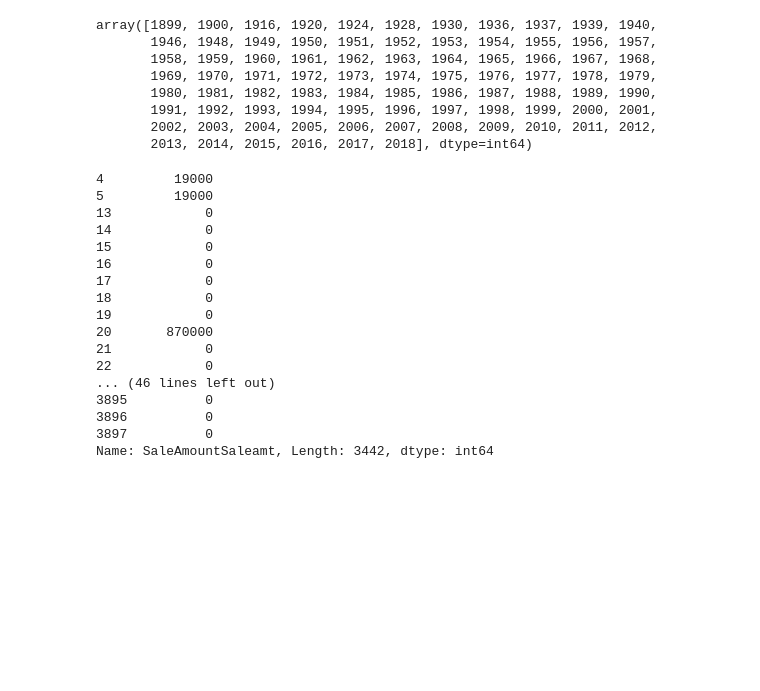
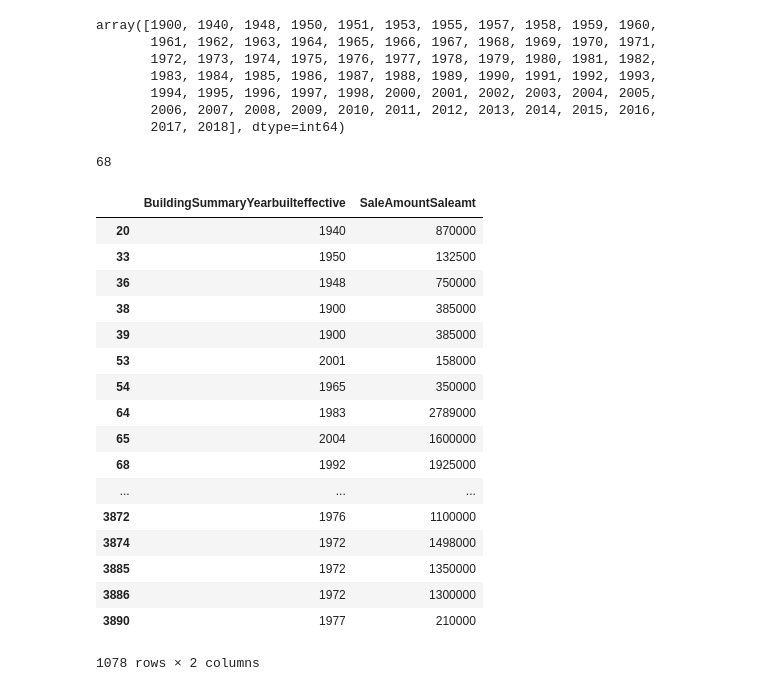
Before and after one commit to MelissaDjohan/Real-Estate-Data-Analysis, a Jupyter notebook: pyconstruction.ipynb, the cells around one changed output. Drawn from its saved outputs; the diff is of its cells as text; code cells hidden in the pictures; blank space fills up the shorter version.

Commit message:
outliers cleaned up

```diff
--- a/pyconstruction.ipynb
+++ b/pyconstruction.ipynb
@@ -81,32 +58,36 @@ cupertino_data_cleaned_df
 # %%
 x_axis = np.sort(cupertino_data_cleaned_df['BuildingSummaryYearbuilteffective'].unique())
+x_axis
 # %% [output]
-array([1899, 1900, 1916, 1920, 1924, 1928, 1930, 1936, 1937, 1939, 1940,
-       1946, 1948, 1949, 1950, 1951, 1952, 1953, 1954, 1955, 1956, 1957,
-       1958, 1959, 1960, 1961, 1962, 1963, 1964, 1965, 1966, 1967, 1968,
-       1969, 1970, 1971, 1972, 1973, 1974, 1975, 1976, 1977, 1978, 1979,
-       1980, 1981, 1982, 1983, 1984, 1985, 1986, 1987, 1988, 1989, 1990,
-       1991, 1992, 1993, 1994, 1995, 1996, 1997, 1998, 1999, 2000, 2001,
-       2002, 2003, 2004, 2005, 2006, 2007, 2008, 2009, 2010, 2011, 2012,
-       2013, 2014, 2015, 2016, 2017, 2018], dtype=int64)
+array([1900, 1940, 1948, 1950, 1951, 1953, 1955, 1957, 1958, 1959, 1960,
+       1961, 1962, 1963, 1964, 1965, 1966, 1967, 1968, 1969, 1970, 1971,
+       1972, 1973, 1974, 1975, 1976, 1977, 1978, 1979, 1980, 1981, 1982,
+       1983, 1984, 1985, 1986, 1987, 1988, 1989, 1990, 1991, 1992, 1993,
+       1994, 1995, 1996, 1997, 1998, 2000, 2001, 2002, 2003, 2004, 2005,
+       2006, 2007, 2008, 2009, 2010, 2011, 2012, 2013, 2014, 2015, 2016,
+       2017, 2018], dtype=int64)
+# %%
+len(x_axis)
+# %% [output]
+68
 # %%
-data = cupertino_data_cleaned_df['SaleAmountSaleamt']
-data
+data = cupertino_data_cleaned_df[['BuildingSummaryYearbuilteffective','SaleAmountSaleamt']]
 # %% [output]
+|  | BuildingSummaryYearbuilteffective | SaleAmountSaleamt |
+| 20 | 1940 | 870000 |
+| 33 | 1950 | 132500 |
+| 36 | 1948 | 750000 |
+| 38 | 1900 | 385000 |
+| 39 | 1900 | 385000 |
+| 53 | 2001 | 158000 |
+| 54 | 1965 | 350000 |
+| 64 | 1983 | 2789000 |
+| 65 | 2004 | 1600000 |
+| 68 | 1992 | 1925000 |
+| ... | ... | ... |
+| 3872 | 1976 | 1100000 |
+| 3874 | 1972 | 1498000 |
+| 3885 | 1972 | 1350000 |
+| 3886 | 1972 | 1300000 |
+| 3890 | 1977 | 210000 |
-4         19000
-5         19000
-13            0
-14            0
-15            0
-16            0
-17            0
-18            0
-19            0
-20       870000
-21            0
-22            0
-... (46 lines left out)
-3895          0
-3896          0
-3897          0
-Name: SaleAmountSaleamt, Length: 3442, dtype: int64
+1078 rows × 2 columns
```
Also changed, not shown: parts of 8 cells of this notebook.
